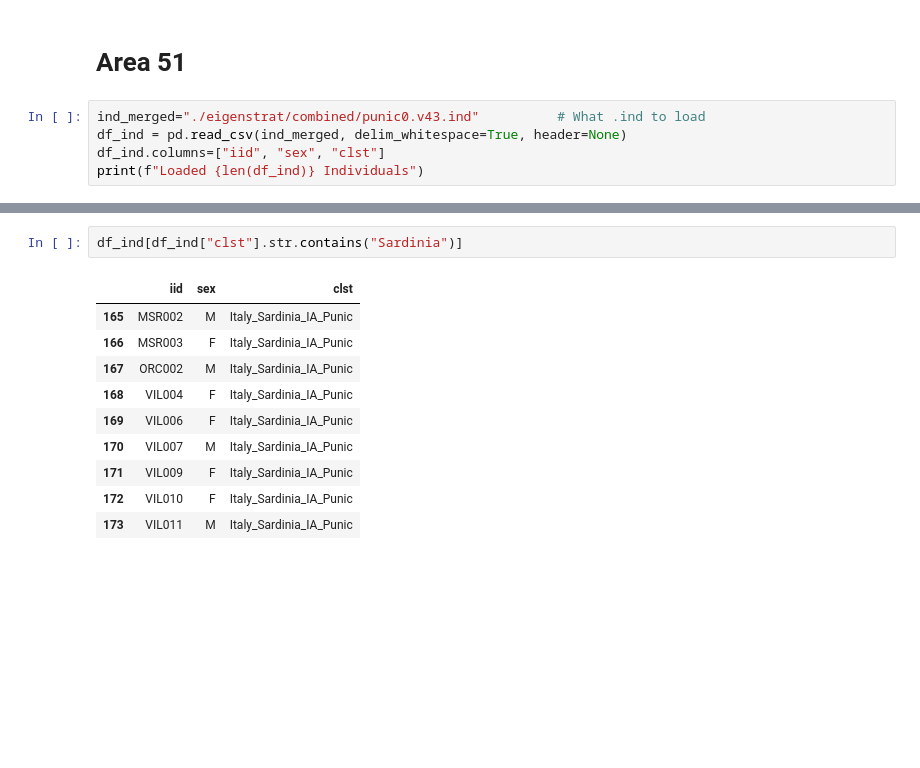
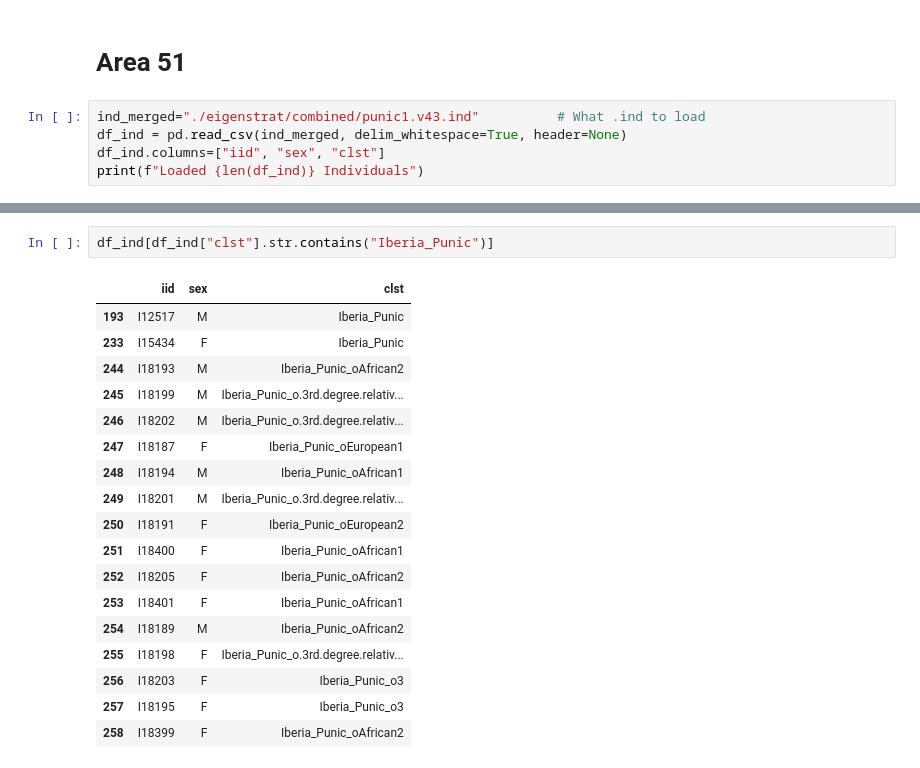
Before and after one commit to hringbauer/punic_aDNA, a Jupyter notebook: notebooks/qpAdm/prep_qpAdm_files.ipynb, the cells around one changed output, grey strips where cells are left out. Cells and saved outputs as stored; diff of their text form; blank space fills up the shorter version.

```diff
--- a/notebooks/qpAdm/prep_qpAdm_files.ipynb
+++ b/notebooks/qpAdm/prep_qpAdm_files.ipynb
@@ -257,7 +285,7 @@ Saved 527 Individuals to ./eigenstrat/combined/punic0.v43_mod1.ind
 # %% [markdown]
 # Area 51
 # %%
-ind_merged="./eigenstrat/combined/punic0.v43.ind"          # What .ind to load
+ind_merged="./eigenstrat/combined/punic1.v43.ind"          # What .ind to load
 df_ind = pd.read_csv(ind_merged, delim_whitespace=True, header=None)
 df_ind.columns=["iid", "sex", "clst"]
 print(f"Loaded {len(df_ind)} Individuals")
@@ -271,14 +307,22 @@ Italy_Sardinia_IA_Punic    9
 Name: clst, dtype: int64
 # %%
-df_ind[df_ind["clst"].str.contains("Sardinia")]
+df_ind[df_ind["clst"].str.contains("Iberia_Punic")]
 # %% [output]
 |  | iid | sex | clst |
-| 165 | MSR002 | M | Italy_Sardinia_IA_Punic |
-| 166 | MSR003 | F | Italy_Sardinia_IA_Punic |
-| 167 | ORC002 | M | Italy_Sardinia_IA_Punic |
-| 168 | VIL004 | F | Italy_Sardinia_IA_Punic |
-| 169 | VIL006 | F | Italy_Sardinia_IA_Punic |
-| 170 | VIL007 | M | Italy_Sardinia_IA_Punic |
-| 171 | VIL009 | F | Italy_Sardinia_IA_Punic |
-| 172 | VIL010 | F | Italy_Sardinia_IA_Punic |
-| 173 | VIL011 | M | Italy_Sardinia_IA_Punic |
+| 193 | I12517 | M | Iberia_Punic |
+| 233 | I15434 | F | Iberia_Punic |
+| 244 | I18193 | M | Iberia_Punic_oAfrican2 |
+| 245 | I18199 | M | Iberia_Punic_o.3rd.degree.relativ... |
+| 246 | I18202 | M | Iberia_Punic_o.3rd.degree.relativ... |
+| 247 | I18187 | F | Iberia_Punic_oEuropean1 |
+| 248 | I18194 | M | Iberia_Punic_oAfrican1 |
+| 249 | I18201 | M | Iberia_Punic_o.3rd.degree.relativ... |
+| 250 | I18191 | F | Iberia_Punic_oEuropean2 |
+| 251 | I18400 | F | Iberia_Punic_oAfrican1 |
+| 252 | I18205 | F | Iberia_Punic_oAfrican2 |
+| 253 | I18401 | F | Iberia_Punic_oAfrican1 |
+| 254 | I18189 | M | Iberia_Punic_oAfrican2 |
+| 255 | I18198 | F | Iberia_Punic_o.3rd.degree.relativ... |
+| 256 | I18203 | F | Iberia_Punic_o3 |
+| 257 | I18195 | F | Iberia_Punic_o3 |
+| 258 | I18399 | F | Iberia_Punic_oAfrican2 |
```
Also changed, not shown: parts of 15 cells of this notebook, 8 other files.
